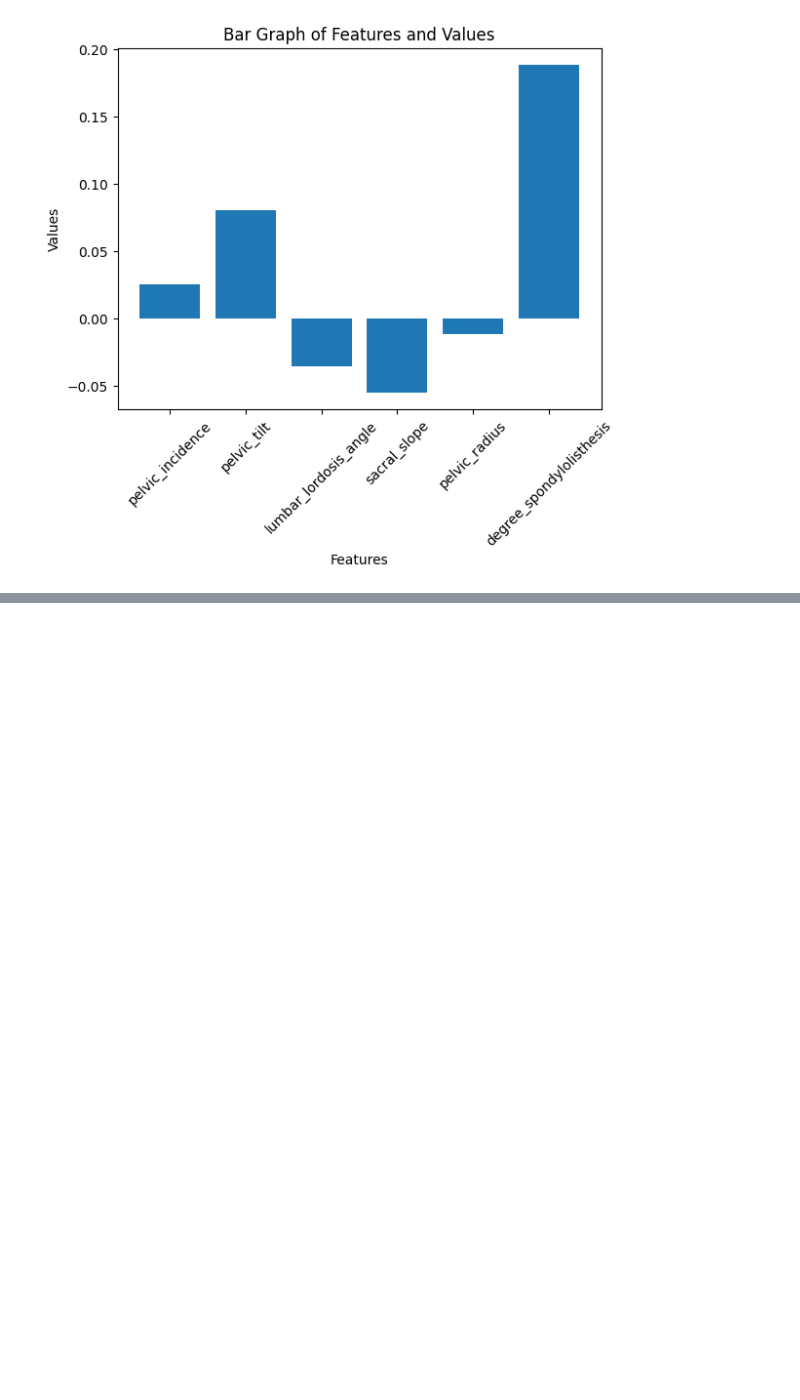
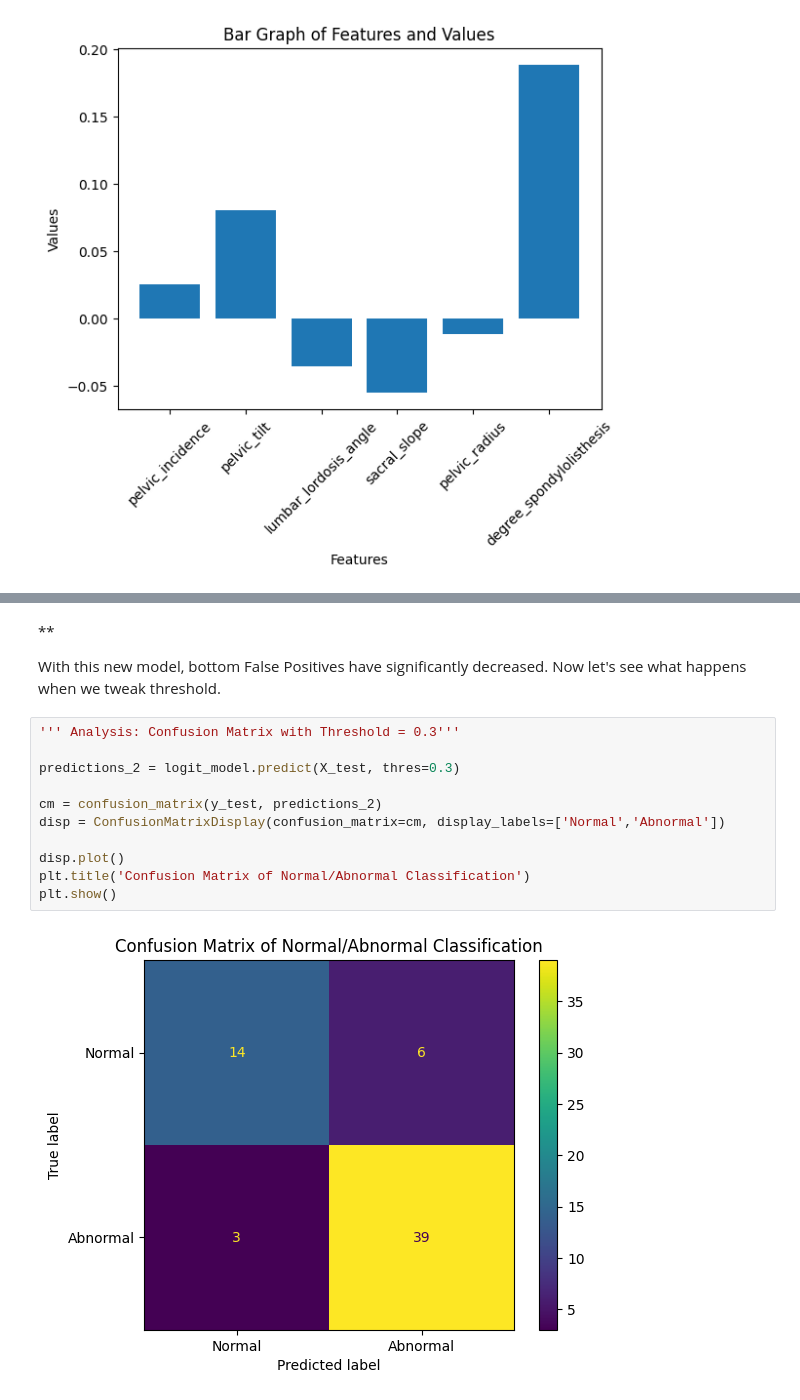
Before and after one commit to maxc22123/orthopaedic-hackathon, a Jupyter notebook: hackathon-solution.ipynb, the cells around one changed output, grey strips where cells are left out. Saved outputs shown, nothing was run; the diff lists cells and outputs as text; blank space fills up the shorter version.

```diff
--- a/hackathon-solution.ipynb
+++ b/hackathon-solution.ipynb
@@ -210,0 +325,17 @@ array([0, 1, 0, 0, 0, 0, 0, 0, 0, 0, 0, 1, 1, 0, 0, 1, 1, 1, 1, 1, 1, 1,
+# %% [markdown]
+**
+
+With this new model, bottom False Positives have significantly decreased. Now let's see what happens when we tweak threshold.
+# %%
+''' Analysis: Confusion Matrix with Threshold = 0.3'''
+
+predictions_2 = logit_model.predict(X_test, thres=0.3)
+
+cm = confusion_matrix(y_test, predictions_2)
+disp = ConfusionMatrixDisplay(confusion_matrix=cm, display_labels=['Normal','Abnormal'])
+
+disp.plot()
+plt.title('Confusion Matrix of Normal/Abnormal Classification')
+plt.show()
+# %% [output]
+[figure, added]
```
Also changed, not shown: parts of 8 cells of this notebook.
